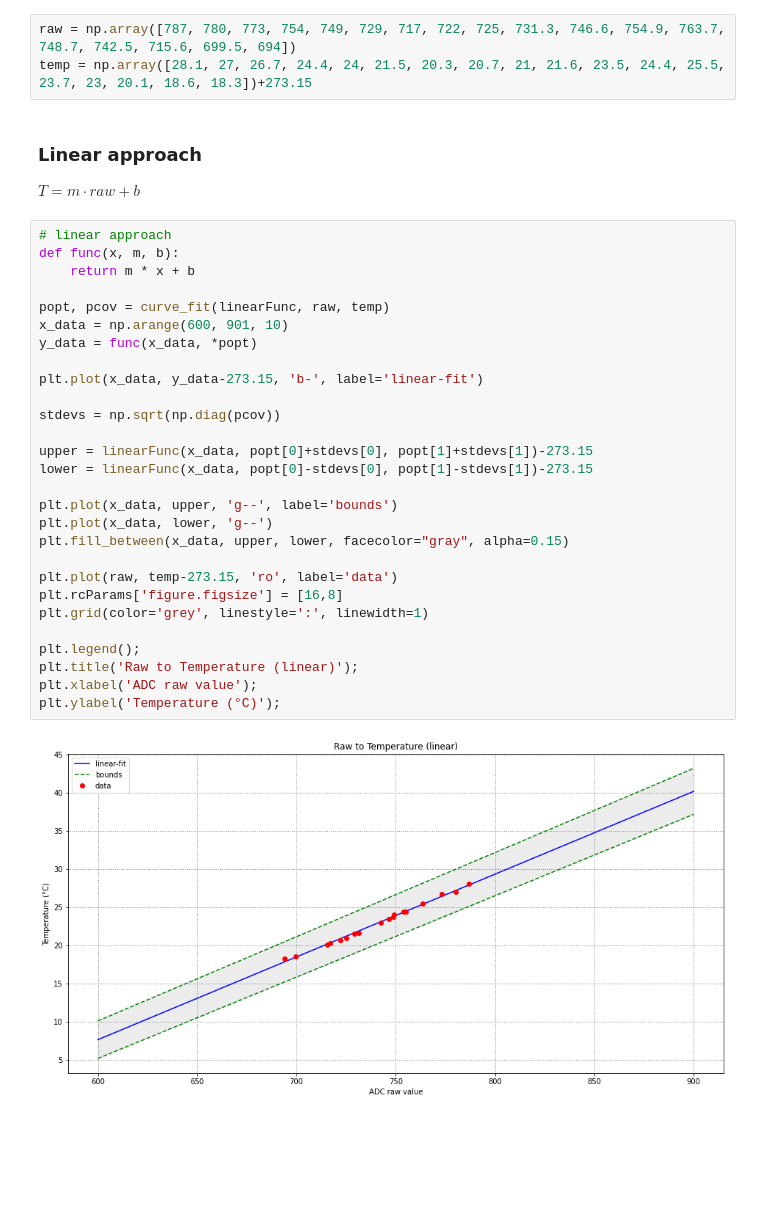
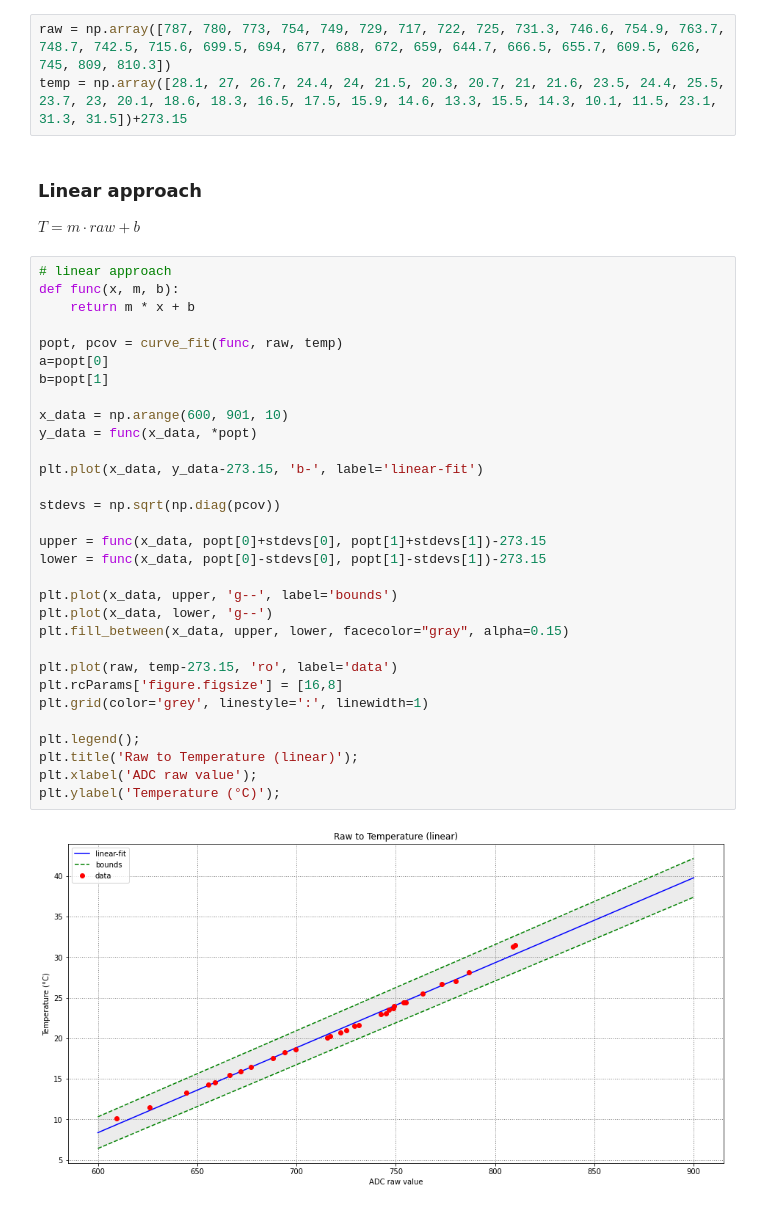
Before and after one commit to henrythasler/sensor-gateway, a Jupyter notebook: docs/temperature-calculation.ipynb, the cells around one changed output. Drawn from its saved outputs; the diff is of its cells as text; blank space fills up the shorter version.

```diff
--- a/docs/temperature-calculation.ipynb
+++ b/docs/temperature-calculation.ipynb
@@ -64,8 +72,8 @@ To actually calculate the current temperature from a given ADC-value we need to
 1. get a general idea what the formula looks like
 2. sample data
 # %%
-raw = np.array([787, 780, 773, 754, 749, 729, 717, 722, 725, 731.3, 746.6, 754.9, 763.7, 748.7, 742.5, 715.6, 699.5, 694])
-temp = np.array([28.1, 27, 26.7, 24.4, 24, 21.5, 20.3, 20.7, 21, 21.6, 23.5, 24.4, 25.5, 23.7, 23, 20.1, 18.6, 18.3])+273.15
+raw = np.array([787, 780, 773, 754, 749, 729, 717, 722, 725, 731.3, 746.6, 754.9, 763.7, 748.7, 742.5, 715.6, 699.5, 694, 677, 688, 672, 659, 644.7, 666.5, 655.7, 609.5, 626, 745, 809, 810.3])
+temp = np.array([28.1, 27, 26.7, 24.4, 24, 21.5, 20.3, 20.7, 21, 21.6, 23.5, 24.4, 25.5, 23.7, 23, 20.1, 18.6, 18.3, 16.5, 17.5, 15.9, 14.6, 13.3, 15.5, 14.3, 10.1, 11.5, 23.1, 31.3, 31.5])+273.15
 # %% [markdown]
 ### Linear approach
 
@@ -73,31 +81,34 @@ $ T = m \cdot \mathit{raw} + b $
 # %%
 # linear approach
 def func(x, m, b):
     return m * x + b
 
-popt, pcov = curve_fit(linearFunc, raw, temp)
+popt, pcov = curve_fit(func, raw, temp)
+a=popt[0]
+b=popt[1]
+
 x_data = np.arange(600, 901, 10)
 y_data = func(x_data, *popt)
 
 plt.plot(x_data, y_data-273.15, 'b-', label='linear-fit')
 
 stdevs = np.sqrt(np.diag(pcov))
 
-upper = linearFunc(x_data, popt[0]+stdevs[0], popt[1]+stdevs[1])-273.15
-lower = linearFunc(x_data, popt[0]-stdevs[0], popt[1]-stdevs[1])-273.15
+upper = func(x_data, popt[0]+stdevs[0], popt[1]+stdevs[1])-273.15
+lower = func(x_data, popt[0]-stdevs[0], popt[1]-stdevs[1])-273.15
 
 plt.plot(x_data, upper, 'g--', label='bounds')
 plt.plot(x_data, lower, 'g--')
 plt.fill_between(x_data, upper, lower, facecolor="gray", alpha=0.15)
 
 plt.plot(raw, temp-273.15, 'ro', label='data')
 plt.rcParams['figure.figsize'] = [16,8]
 plt.grid(color='grey', linestyle=':', linewidth=1)
 
 plt.legend();
 plt.title('Raw to Temperature (linear)');
 plt.xlabel('ADC raw value');
 plt.ylabel('Temperature (°C)');
 # %% [output]
-[figure, old version]
+[figure, new version]
 # %%
```
Also changed, not shown: parts of 18 cells of this notebook, 5 other files.
